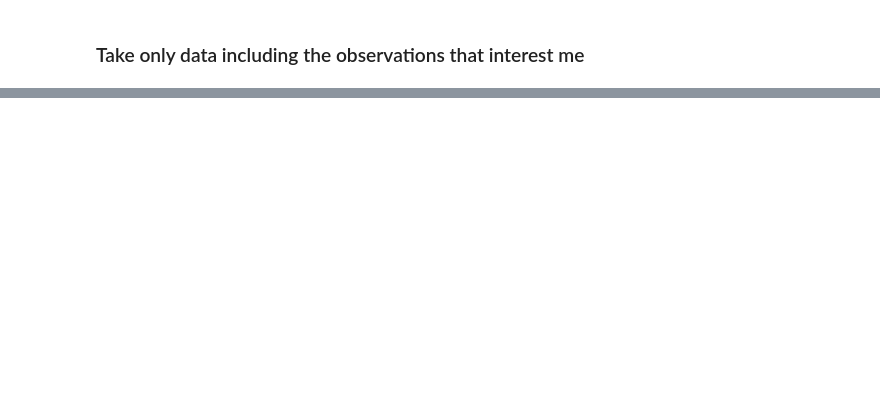
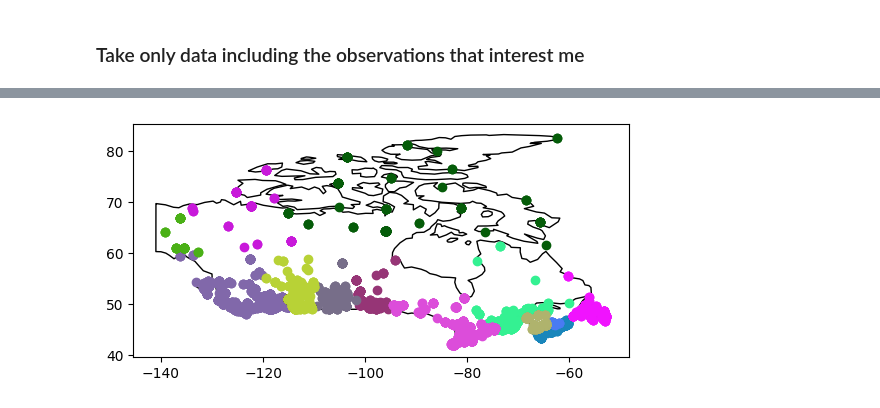
Before and after one commit to ninjeanne/datastorm, a Jupyter notebook: wind/Wind.ipynb, the cells around one changed output, grey strips where cells are left out. Drawn from its saved outputs; the diff is of its cells as text; code cells hidden in the pictures; blank space fills up the shorter version.

Commit message:
use different colours per state

```diff
--- a/wind/Wind.ipynb
+++ b/wind/Wind.ipynb
@@ -213,0 +217,23 @@ for state in states:
+# %%
+# Plot stations with pandas
+import geopandas
+import matplotlib.pyplot as plt
+import numpy as np
+
+# We restrict to Canada (other option: continent = "North America")
+world = geopandas.read_file(geopandas.datasets.get_path('naturalearth_lowres'))
+ax = world[world.name == 'Canada'].plot(
+    color='white', edgecolor='black')
+
+for state in states:
+    path = data_path + "/cluster-data-cleaned/state=" + state
+    if os.path.isdir(path):
+        data_of_interest = spark.read.format("parquet").option("basePath", base_path).load(path)
+        data_of_interest_pd = data_of_interest.toPandas()
+        gdf = geopandas.GeoDataFrame(
+            data_of_interest_pd, geometry=geopandas.points_from_xy(data_of_interest_pd.longitude, data_of_interest_pd.latitude))
+        gdf.plot(ax=ax, color=np.random.rand(3,))
+
+plt.show()
+# %% [output]
+[figure, added]
```
Also changed, not shown: parts of 3 cells of this notebook, 2 other files.
